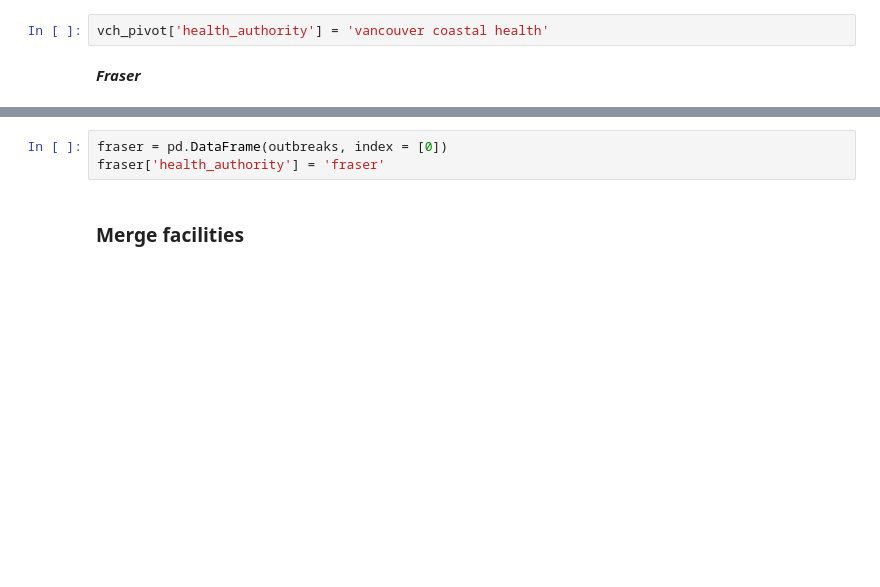
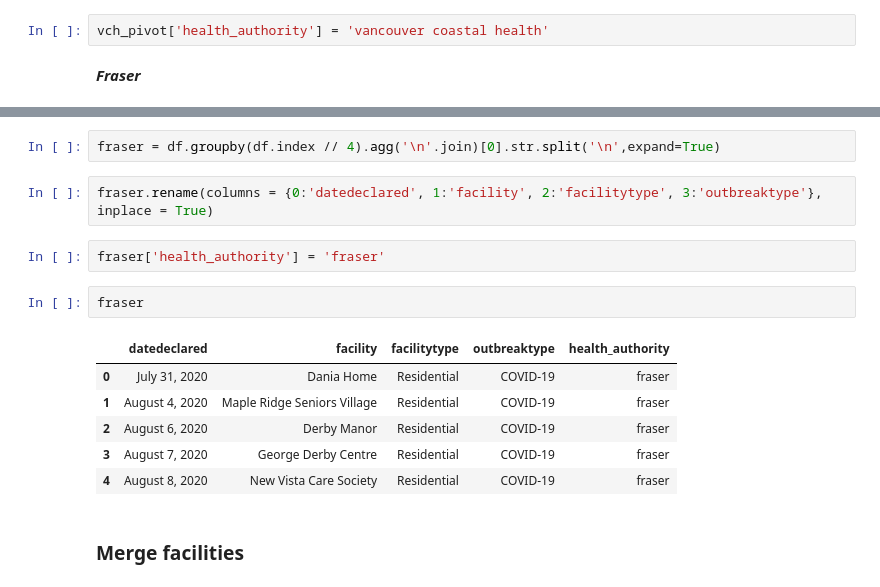
Before and after one commit to nganlyle/wrangle_covid, a Jupyter notebook: wrangling/BC-COVID.ipynb, the cells around one changed output, grey strips where cells are left out. Saved outputs shown, nothing was run; the diff lists cells and outputs as text; blank space fills up the shorter version.

```diff
--- a/wrangling/BC-COVID.ipynb
+++ b/wrangling/BC-COVID.ipynb
@@ -694,6 +741,18 @@ outbreaks
+# %%
+fraser = df.groupby(df.index // 4).agg('\n'.join)[0].str.split('\n',expand=True)
+# %%
+fraser.rename(columns = {0:'datedeclared', 1:'facility', 2:'facilitytype', 3:'outbreaktype'}, inplace = True)
 # %%
-fraser = pd.DataFrame(outbreaks, index = [0])
 fraser['health_authority'] = 'fraser'
+# %%
+fraser
+# %% [output]
+|  | datedeclared | facility | facilitytype | outbreaktype | health_authority |
+| 0 | July 31, 2020 | Dania Home | Residential | COVID-19 | fraser |
+| 1 | August 4, 2020 | Maple Ridge Seniors Village | Residential | COVID-19 | fraser |
+| 2 | August 6, 2020 | Derby Manor | Residential | COVID-19 | fraser |
+| 3 | August 7, 2020 | George Derby Centre | Residential | COVID-19 | fraser |
+| 4 | August 8, 2020 | New Vista Care Society | Residential | COVID-19 | fraser |
 # %% [markdown]
 ### Merge facilities
 # %%
```
Also changed, not shown: parts of 16 cells of this notebook, 22 other files.
